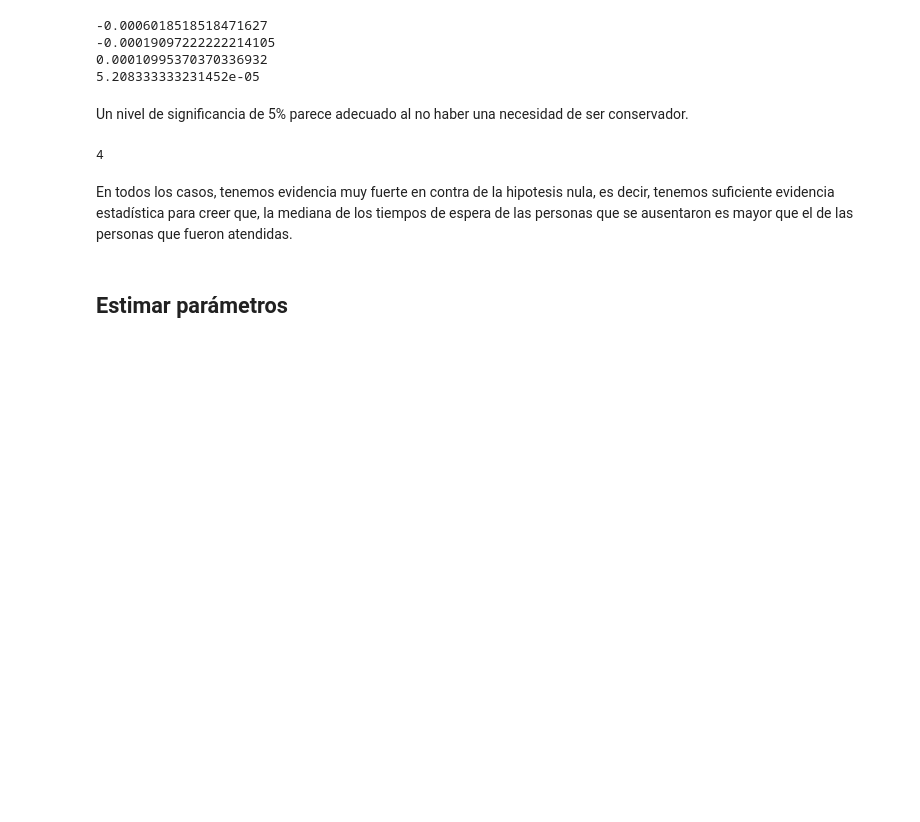
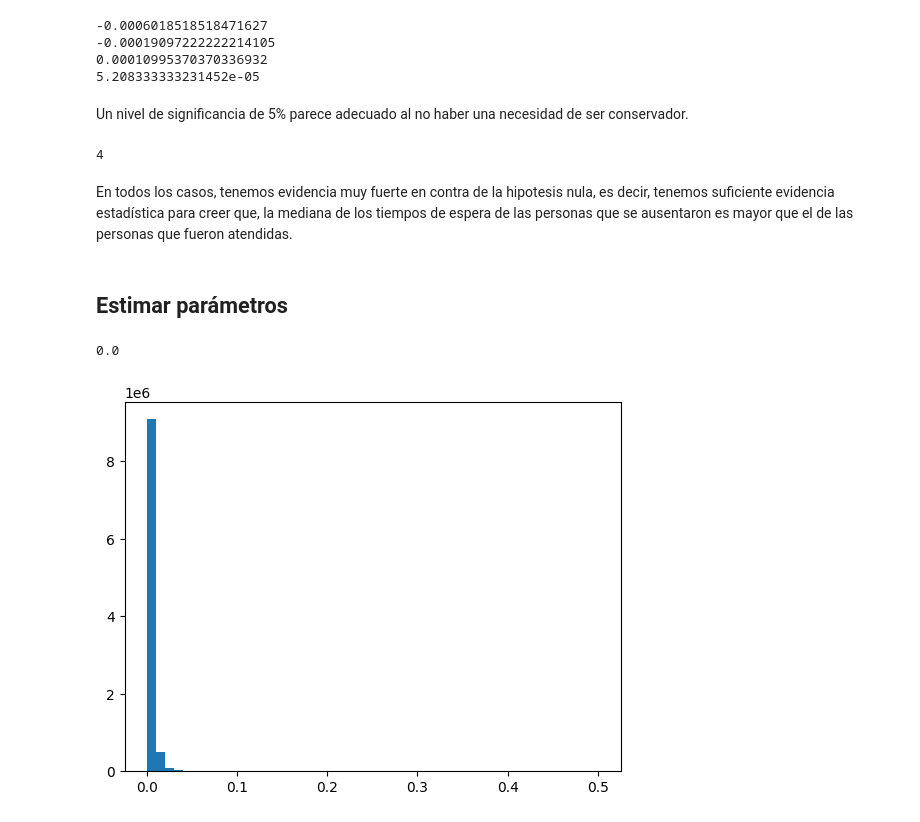
Before and after one commit to TheMexicanTarzan/Reto-COPPEL, a Jupyter notebook: Análisis_COPPEL.ipynb, the cells around one changed output. Cells and saved outputs as stored; diff of their text form; code cells hidden in the pictures; blank space fills up the shorter version.

```diff
--- a/Análisis_COPPEL.ipynb
+++ b/Análisis_COPPEL.ipynb
@@ -421,3 +422,9 @@ print(np.sum(np.array(valores_p) <= 0.05))
 En todos los casos, tenemos evidencia muy fuerte en contra de la hipotesis nula, es decir, tenemos suficiente evidencia estadística para creer que, la mediana de los tiempos de espera de las personas que se ausentaron es mayor que el de las personas que fueron atendidas.
 # %% [markdown]
 ## Estimar parámetros
+# %%
+lambda_est = 1 / retail['Tiempo_espera'].mean()
+_, valor_p = kstest(retail['Tiempo_espera'], expon(scale=1/lambda_est).cdf)
+print(valor_p)
+# %% [output]
+0.0
@@ -423,0 +434,6 @@ En todos los casos, tenemos evidencia muy fuerte en contra de la hipotesis nula,
+# %%
+plt.hist(retail['Tiempo_espera'], bins=50)
+plt
+plt.show()
+# %% [output]
+[figure, added]
```
Also changed, not shown: parts of 2 cells of this notebook.
